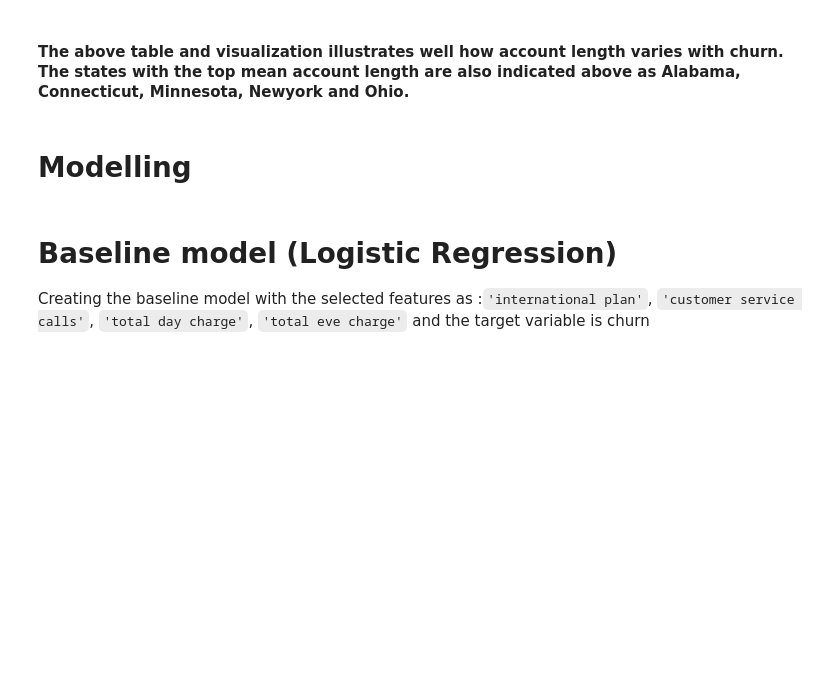
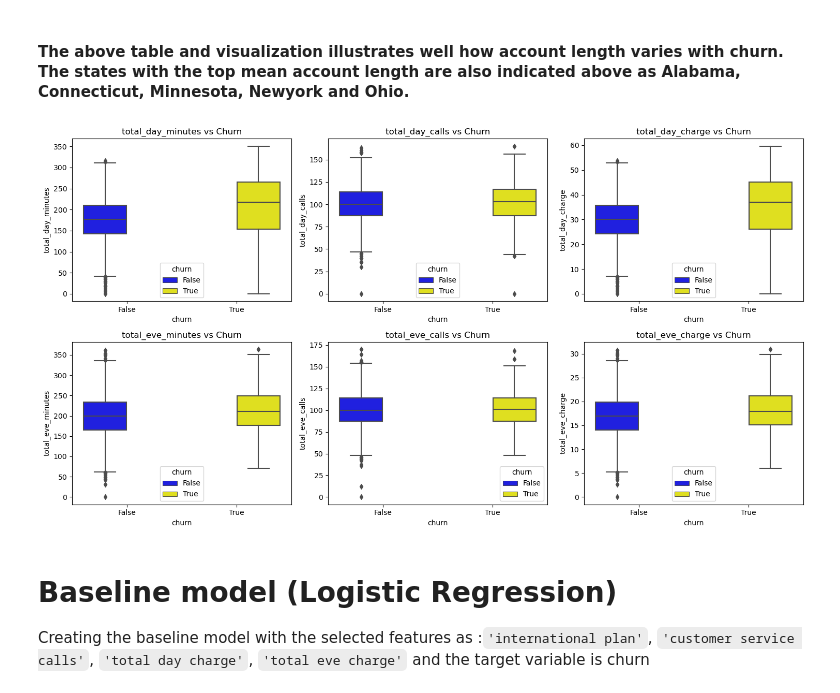
Before and after one commit to Kiplagat8/dsft13hybrid_phase3_project_group4, a Jupyter notebook: index.ipynb, the cells around one changed output. Drawn from its saved outputs; the diff is of its cells as text; code cells hidden in the pictures; blank space fills up the shorter version.

```diff
--- a/index.ipynb
+++ b/index.ipynb
@@ -404,25 +405,25 @@ AttributeError: 'numpy.bool_' object has no attribute 'startswith'
 # %% [markdown]
 #### The above table and visualization illustrates well how account length varies with churn. The states with the top mean account length are also indicated above as Alabama, Connecticut, Minnesota, Newyork and Ohio.
 # %%
-# We visualize different features against churn
+# We visualize different features against churn using boxplots to see their relationship
 features = [
     'total_day_minutes', 'total_day_calls', 'total_day_charge',
     'total_eve_minutes', 'total_eve_calls', 'total_eve_charge',
     'total_night_minutes', 'total_night_calls', 'total_night_charge',
     'total_intl_minutes', 'total_intl_calls', 'total_intl_charge',
     'customer_service_calls'
 ]
 
 # Visualize boxplots for each feature against churn
 plt.figure(figsize=(15, 8))
 for i, col in enumerate(features[:6], 1):
     plt.subplot(2, 3, i)
-    sns.boxplot(data=df, x='churn', hue='churn', y=col, palette=["blue", "yellow"], legend= False)
+    sns.boxplot(data=df, x='churn', hue='churn', y=col, palette=["blue", "yellow"])
     plt.title(f"{col} vs Churn")
 plt.tight_layout()
 plt.show()
+# %% [output]
+[figure, added]
-# %% [markdown]
-# Modelling
 # %% [markdown]
 # Baseline model (Logistic Regression)
 Creating  the baseline model with the selected features as :`'international plan'`, `'customer service calls'`, `'total day charge'`, `'total eve charge'`
```
Also changed, not shown: parts of 25 cells of this notebook, 1 other file.
